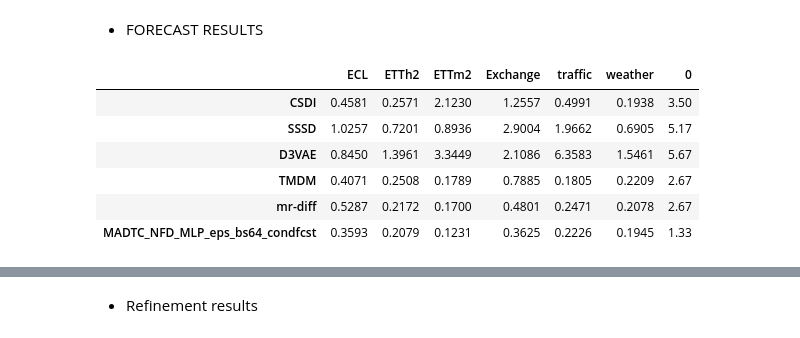
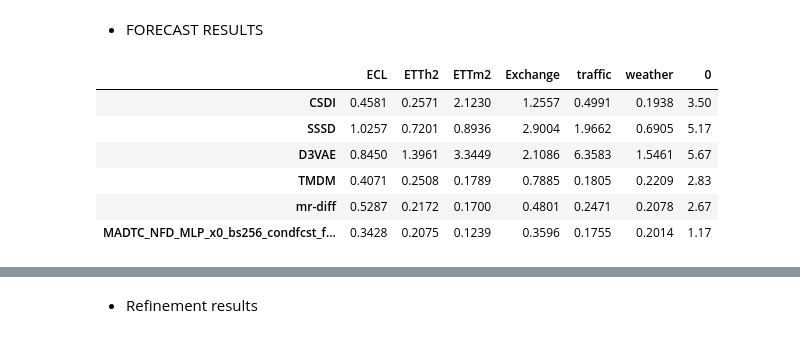
Before and after one commit to WillWang1113/Moving-Average-Diffusion, a Jupyter notebook: notebooks/benchdata_preprocess.ipynb, the cells around one changed output, grey strips where cells are left out. Saved outputs shown, nothing was run; the diff lists cells and outputs as text; code cells hidden in the pictures.

```diff
--- a/notebooks/benchdata_preprocess.ipynb
+++ b/notebooks/benchdata_preprocess.ipynb
@@ -14,7 +14,7 @@ bs = 128
 # model_name = "MADtime_FactOnly_SETKS_learnmean_freqdenoise_puncond0.5_bs64_fcst"
 # model_name = "MADfreq_FactOnly_puncond0.5_bs64_fcst"
 # model_name = "MADT_FO_SETKS_FD_bs64_fcst"
-model_name = "MADTC_NFD_MLP_eps_bs64_condfcst"
+model_name = "MADTC_NFD_MLP_x0_bs256_condfcst_fcst_mean"
 # model_name = "MADtime_FactOnly_SETKS_learnmean_freqdenoise_bs64_new"
 
 # * BEST FCST
@@ -37,36 +37,36 @@ df = pd.merge(df, new_df)
 # df = pd.concat([df, new_df], axis=1)
 df = df.groupby("dataset").mean()
 # # df
 # df = df[['Dlinear', 'PatchTST', 'CSDI','D3VAE', 'SSSD', 'TMDM', 'mr-diff','MADtime_freqdenoise_bs128']]
 df = df[
     [
         # "Dlinear",
         # "PatchTST",
         "CSDI",
         "SSSD",
         "D3VAE",
         "TMDM",
         "mr-diff",
         model_name,
     ]
 ]
 # df = df[['Dlinear', 'PatchTST', 'CSDI', 'SSSD', 'D3VAE','TMDM', 'mr-diff','MADfreq_pl_doublenorm_dp0.3','MADtime_freqdenoise']]
 df = df.T
 # df = df.drop(columns=['MFRED']).round(4)
 # df = df.drop(columns=["MFRED", "ETTh1", "ETTm1"]).round(4)
 df = df.round(4)
 df = pd.concat([df, df.rank().mean(axis=1).round(2)], axis=1)
 display(df)
 
 print(df.to_latex())
 # %% [output]
 |  | ECL | ETTh2 | ETTm2 | Exchange | traffic | weather | 0 |
 | CSDI | 0.4581 | 0.2571 | 2.1230 | 1.2557 | 0.4991 | 0.1938 | 3.50 |
 | SSSD | 1.0257 | 0.7201 | 0.8936 | 2.9004 | 1.9662 | 0.6905 | 5.17 |
 | D3VAE | 0.8450 | 1.3961 | 3.3449 | 2.1086 | 6.3583 | 1.5461 | 5.67 |
-| TMDM | 0.4071 | 0.2508 | 0.1789 | 0.7885 | 0.1805 | 0.2209 | 2.67 |
+| TMDM | 0.4071 | 0.2508 | 0.1789 | 0.7885 | 0.1805 | 0.2209 | 2.83 |
 | mr-diff | 0.5287 | 0.2172 | 0.1700 | 0.4801 | 0.2471 | 0.2078 | 2.67 |
-| MADTC_NFD_MLP_eps_bs64_condfcst | 0.3593 | 0.2079 | 0.1231 | 0.3625 | 0.2226 | 0.1945 | 1.33 |
+| MADTC_NFD_MLP_x0_bs256_condfcst_f... | 0.3428 | 0.2075 | 0.1239 | 0.3596 | 0.1755 | 0.2014 | 1.17 |
 \begin{tabular}{lrrrrrrr}
 \toprule
 {} &     ECL &   ETTh2 &   ETTm2 &  Exchange &  traffic &  weather &     0 \\
```
Also changed, not shown: parts of 2 cells of this notebook, 8 other files.
